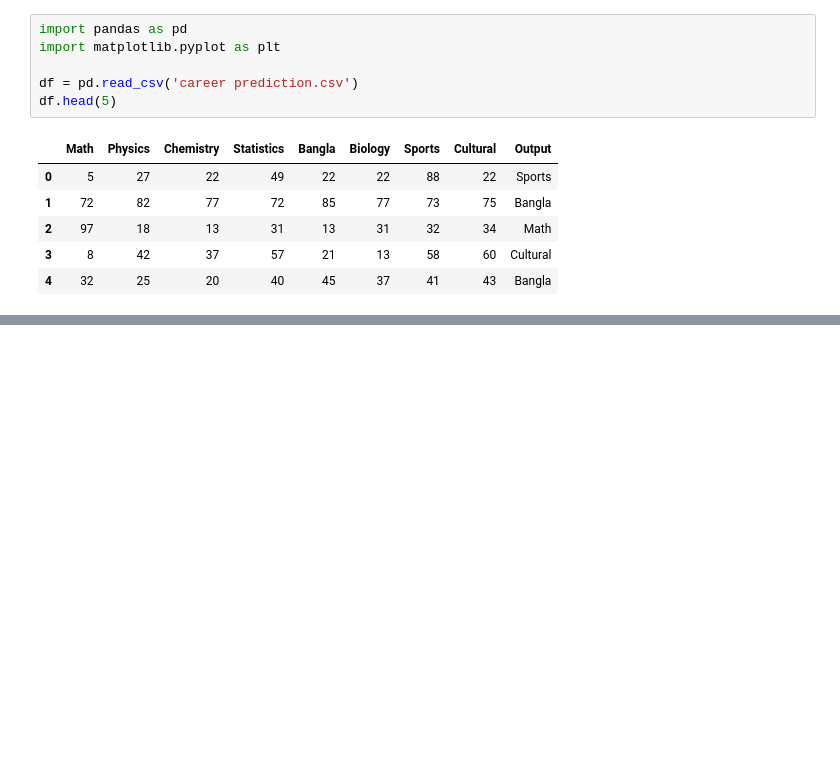
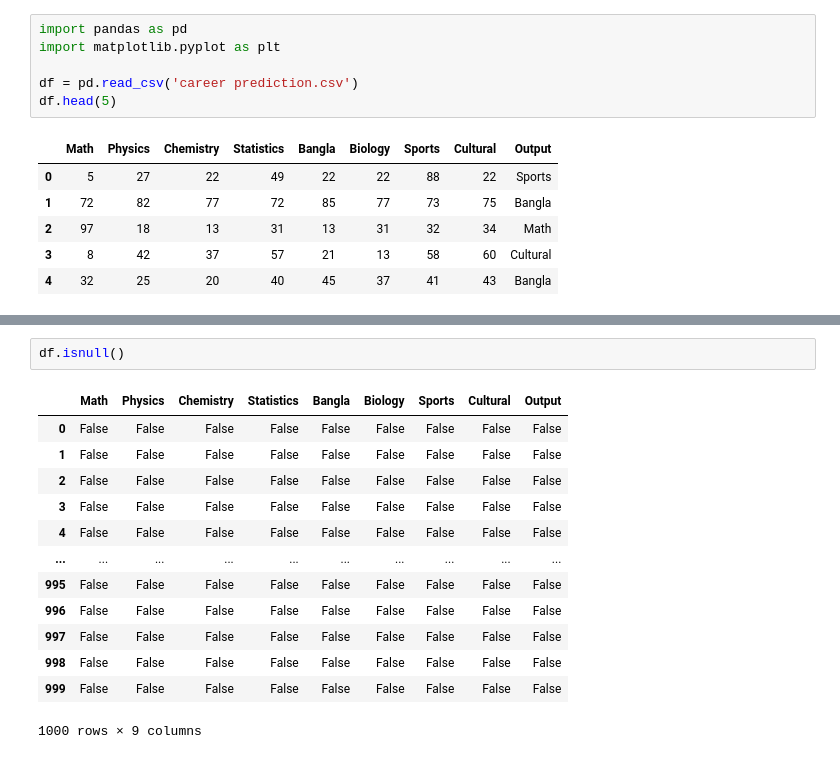
Before and after one commit to anujitdeb/Career-prediction, a Jupyter notebook: Career_prediction.ipynb, the cells around one changed output, grey strips where cells are left out. Drawn from its saved outputs; the diff is of its cells as text; blank space fills up the shorter version.

```diff
--- a/Career_prediction.ipynb
+++ b/Career_prediction.ipynb
@@ -21,0 +45,16 @@ df.head(5)
+# %%
+df.isnull()
+# %% [output]
+|  | Math | Physics | Chemistry | Statistics | Bangla | Biology | Sports | Cultural | Output |
+| 0 | False | False | False | False | False | False | False | False | False |
+| 1 | False | False | False | False | False | False | False | False | False |
+| 2 | False | False | False | False | False | False | False | False | False |
+| 3 | False | False | False | False | False | False | False | False | False |
+| 4 | False | False | False | False | False | False | False | False | False |
+| ... | ... | ... | ... | ... | ... | ... | ... | ... | ... |
+| 995 | False | False | False | False | False | False | False | False | False |
+| 996 | False | False | False | False | False | False | False | False | False |
+| 997 | False | False | False | False | False | False | False | False | False |
+| 998 | False | False | False | False | False | False | False | False | False |
+| 999 | False | False | False | False | False | False | False | False | False |
+1000 rows × 9 columns
```
Also changed, not shown: parts of 15 cells of this notebook.
